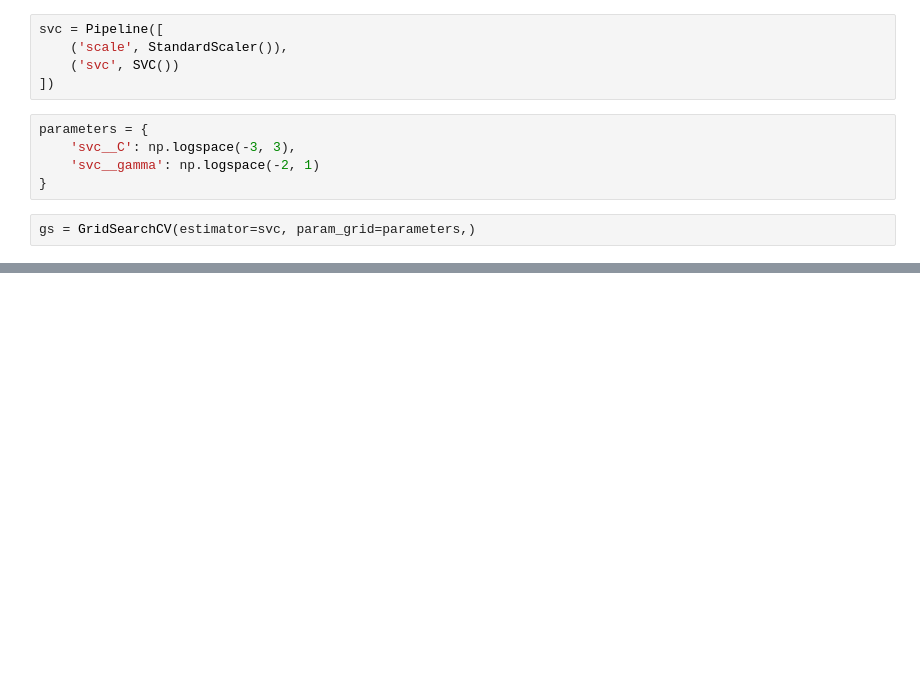
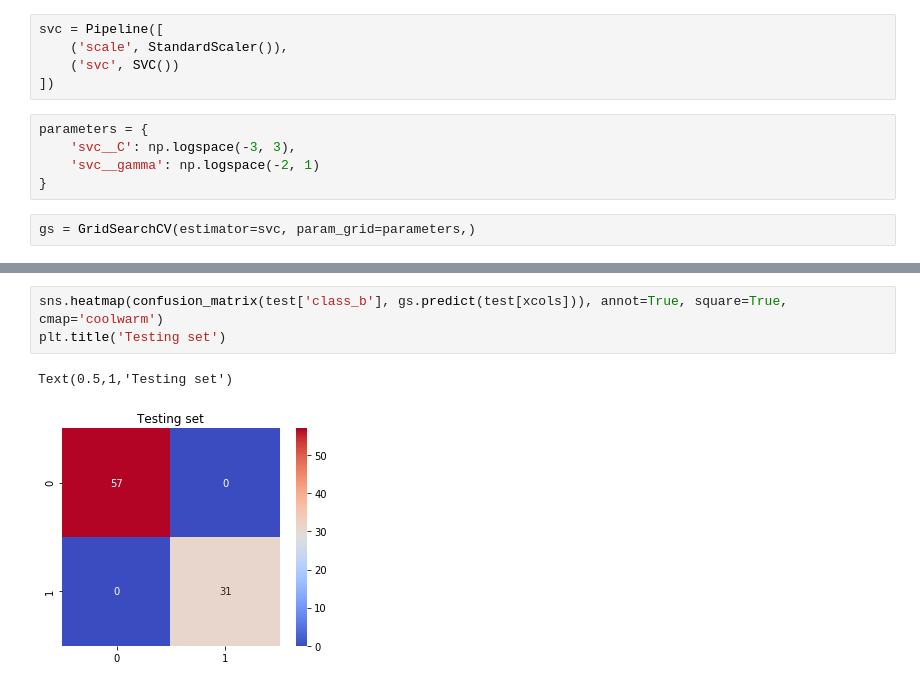
Before and after one commit to piovere/nucnotes, a Jupyter notebook: cosc528/Projects/Project05/01 - Ionosphere.ipynb, the cells around one changed output, grey strips where cells are left out. Saved outputs shown, nothing was run; the diff lists cells and outputs as text; blank space fills up the shorter version.

```diff
--- a/cosc528/Projects/Project05/01 - Ionosphere.ipynb
+++ b/cosc528/Projects/Project05/01 - Ionosphere.ipynb
@@ -112,0 +135,6 @@ train[train['class'] != 'g'].shape
+# %%
+sns.heatmap(confusion_matrix(test['class_b'], gs.predict(test[xcols])), annot=True, square=True, cmap='coolwarm')
+plt.title('Testing set')
+# %% [output]
+Text(0.5,1,'Testing set')
+[figure, added]
```
Also changed, not shown: parts of 20 cells of this notebook.
